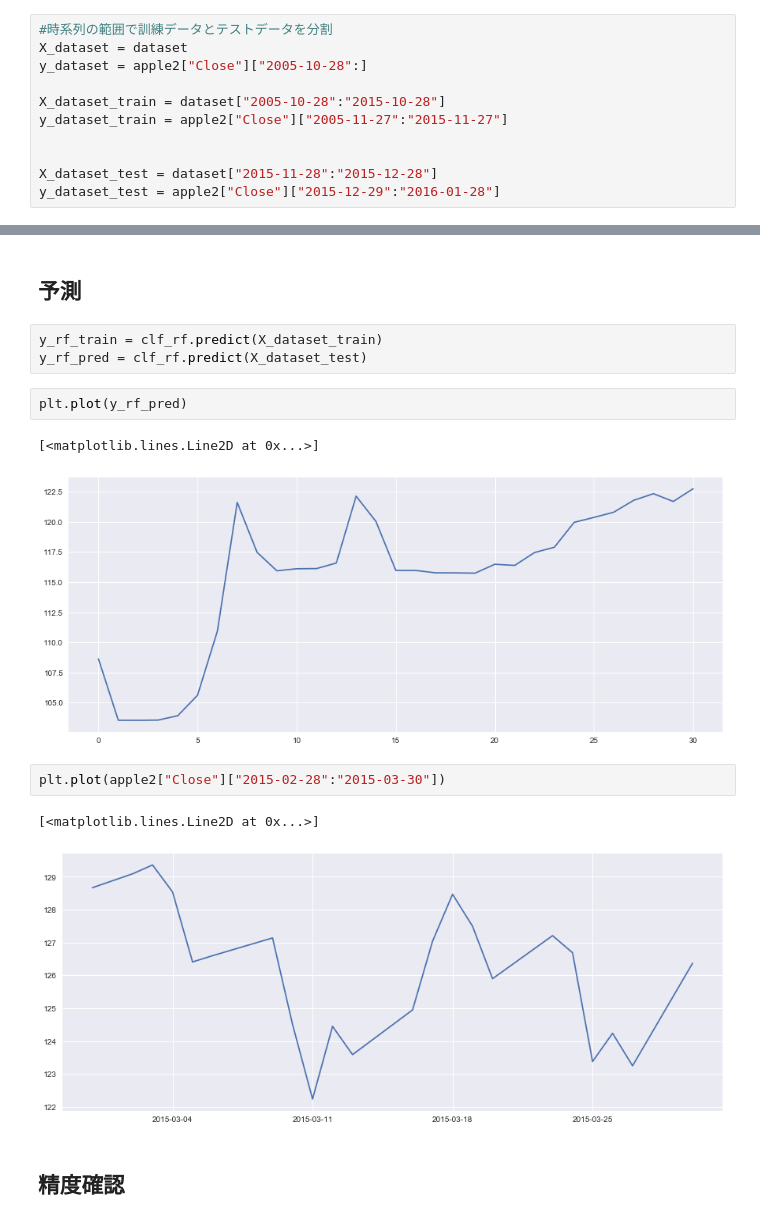
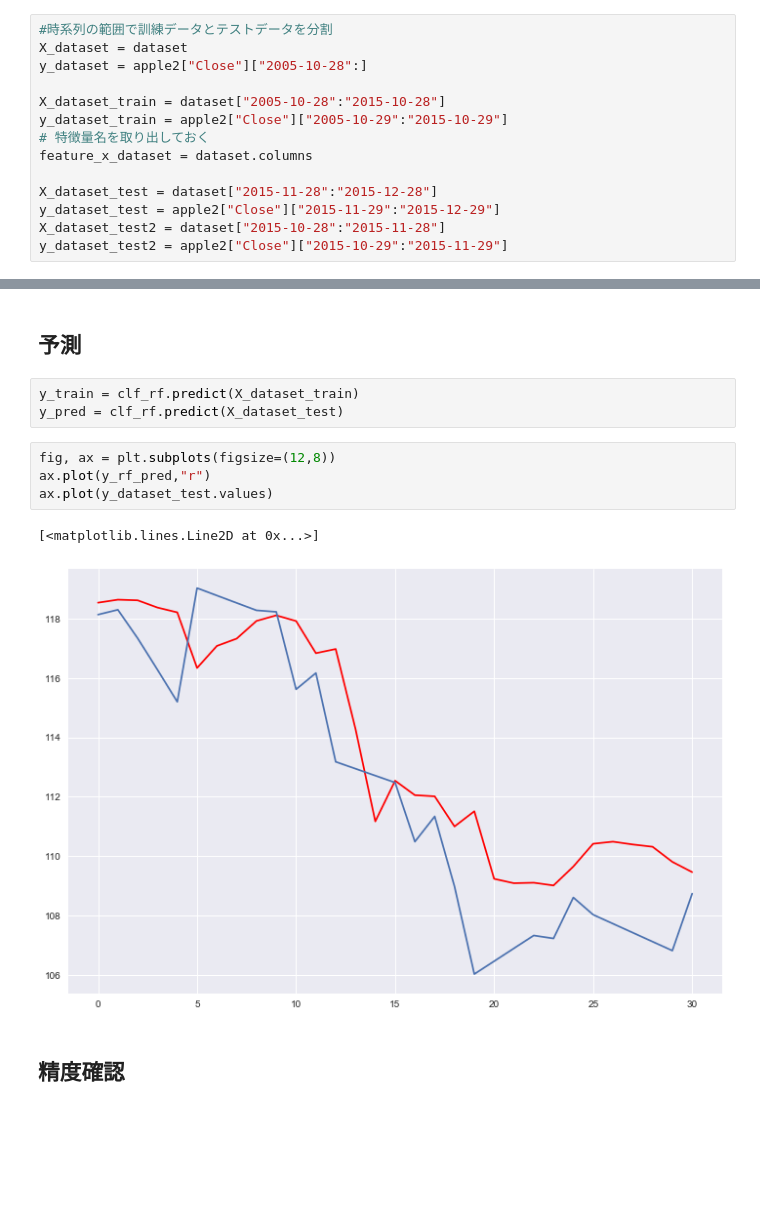
Before and after one commit to kounatsumikan/learning, a Jupyter notebook: SARIMA.ipynb, the cells around one changed output, grey strips where cells are left out. Cells and saved outputs as stored; diff of their text form; blank space fills up the shorter version.

```diff
--- a/SARIMA.ipynb
+++ b/SARIMA.ipynb
@@ -909,11 +860,14 @@ X_dataset = dataset
 y_dataset = apple2["Close"]["2005-10-28":]
 
 X_dataset_train = dataset["2005-10-28":"2015-10-28"]
-y_dataset_train = apple2["Close"]["2005-11-27":"2015-11-27"]
-
+y_dataset_train = apple2["Close"]["2005-10-29":"2015-10-29"]
+# 特徴量名を取り出しておく
+feature_x_dataset = dataset.columns
 
 X_dataset_test = dataset["2015-11-28":"2015-12-28"]
-y_dataset_test = apple2["Close"]["2015-12-29":"2016-01-28"]
+y_dataset_test = apple2["Close"]["2015-11-29":"2015-12-29"]
+X_dataset_test2 = dataset["2015-10-28":"2015-11-28"]
+y_dataset_test2 = apple2["Close"]["2015-10-29":"2015-11-29"]
 # %% [markdown]
 ## グリッドサーチ
 # %%
@@ -950,17 +931,14 @@ RandomForestRegressor(bootstrap=True, criterion='mse', max_depth=15,
 # %% [markdown]
 ## 予測
 # %%
-y_rf_train = clf_rf.predict(X_dataset_train)
-y_rf_pred = clf_rf.predict(X_dataset_test)
+y_train = clf_rf.predict(X_dataset_train)
+y_pred = clf_rf.predict(X_dataset_test)
-# %%
-plt.plot(y_rf_pred)
-# %% [output]
-[<matplotlib.lines.Line2D at 0x...>]
-[figure, removed]
-# %%
-plt.plot(apple2["Close"]["2015-02-28":"2015-03-30"])
-# %% [output]
-[<matplotlib.lines.Line2D at 0x...>]
-[figure, removed]
+# %%
+fig, ax = plt.subplots(figsize=(12,8))
+ax.plot(y_rf_pred,"r")
+ax.plot(y_dataset_test.values)
+# %% [output]
+[<matplotlib.lines.Line2D at 0x...>]
+[figure, added]
 # %% [markdown]
 ## 精度確認
```
Also changed, not shown: parts of 11 cells of this notebook.
